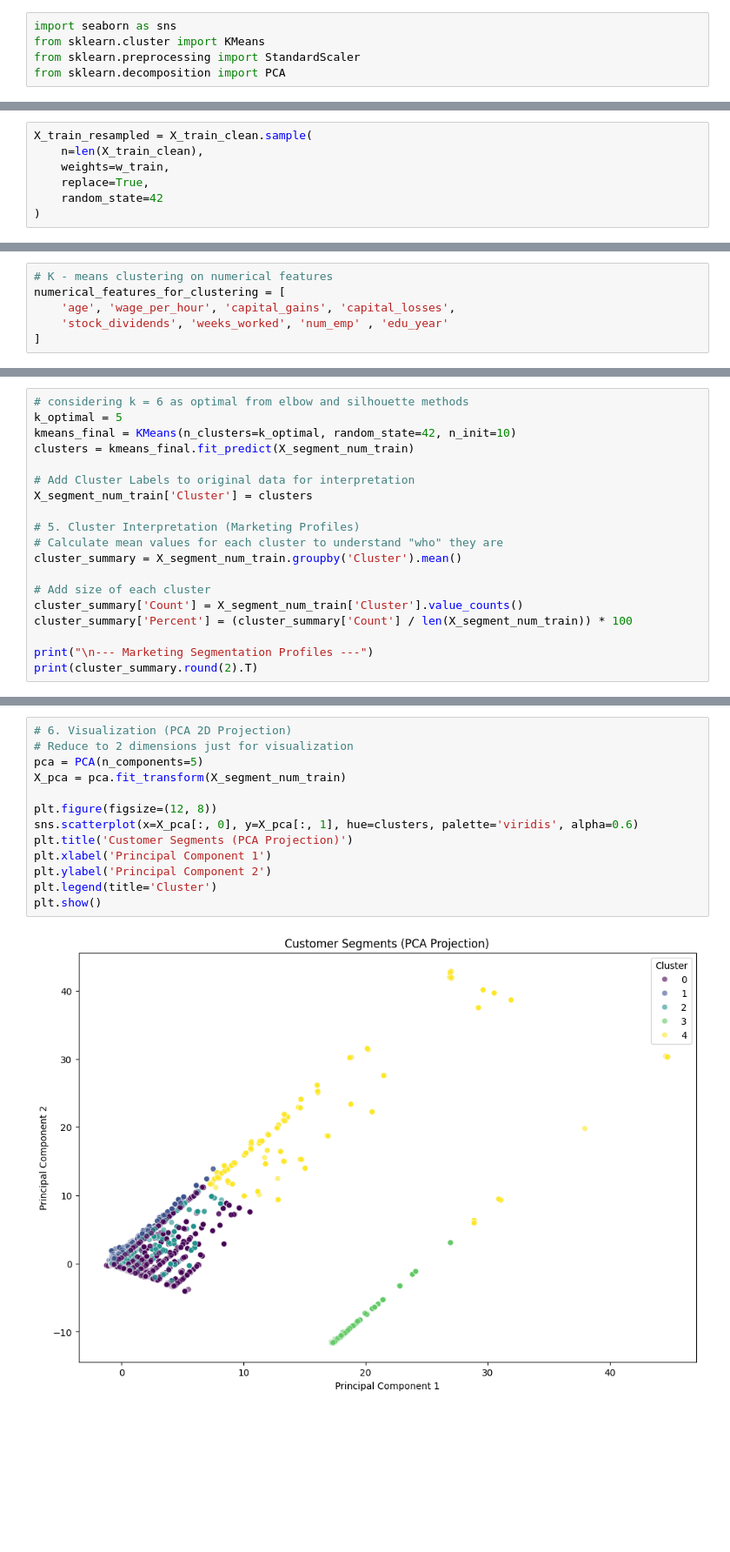
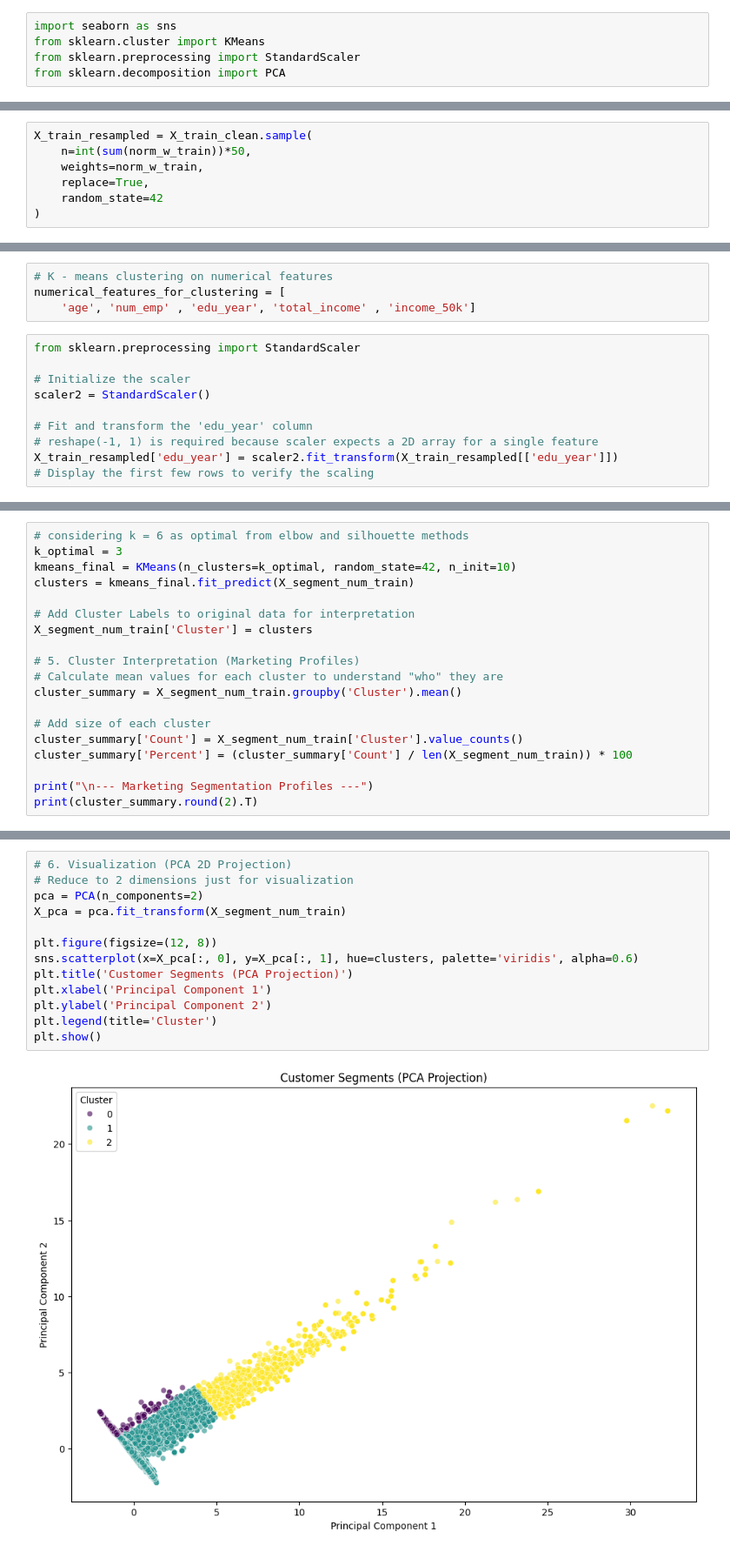
Before and after one commit to AlexBlazee/census_bureau, a Jupyter notebook: src/notebook.ipynb, the cells around one changed output, grey strips where cells are left out. Shown at 87% size. Cells and saved outputs as stored; diff of their text form; blank space fills up the shorter version.

```diff
--- a/src/notebook.ipynb
+++ b/src/notebook.ipynb
@@ -843,7 +1537,7 @@ data_df
 # %%
 X_train_resampled = X_train_clean.sample(
-    n=len(X_train_clean),
-    weights=w_train,
+    n=int(sum(norm_w_train))*50,
+    weights=norm_w_train,
     replace=True,
     random_state=42
 )
@@ -857,6 +1559,14 @@ Index(['age', 'det_ind_code', 'det_occ_code', 'wage_per_hour', 'capital_gains',
 # %%
 # K - means clustering on numerical features
 numerical_features_for_clustering = [
-    'age', 'wage_per_hour', 'capital_gains', 'capital_losses',
-    'stock_dividends', 'weeks_worked', 'num_emp' , 'edu_year'
-]
+    'age', 'num_emp' , 'edu_year', 'total_income' , 'income_50k']
+# %%
+from sklearn.preprocessing import StandardScaler
+
+# Initialize the scaler
+scaler2 = StandardScaler()
+
+# Fit and transform the 'edu_year' column
+# reshape(-1, 1) is required because scaler expects a 2D array for a single feature
+X_train_resampled['edu_year'] = scaler2.fit_transform(X_train_resampled[['edu_year']])
+# Display the first few rows to verify the scaling
@@ -934,6 +1658,6 @@ Best k according to Silhouette: 3
 # %%
 # considering k = 6 as optimal from elbow and silhouette methods
-k_optimal = 5
+k_optimal = 3
 kmeans_final = KMeans(n_clusters=k_optimal, random_state=42, n_init=10)
 clusters = kmeans_final.fit_predict(X_segment_num_train)
 
@@ -967,16 +1687,16 @@ Percent                63.53     5.46     29.03     1.39    0.59
 # %%
 # 6. Visualization (PCA 2D Projection)
 # Reduce to 2 dimensions just for visualization
-pca = PCA(n_components=5)
+pca = PCA(n_components=2)
 X_pca = pca.fit_transform(X_segment_num_train)
 
 plt.figure(figsize=(12, 8))
 sns.scatterplot(x=X_pca[:, 0], y=X_pca[:, 1], hue=clusters, palette='viridis', alpha=0.6)
 plt.title('Customer Segments (PCA Projection)')
 plt.xlabel('Principal Component 1')
 plt.ylabel('Principal Component 2')
 plt.legend(title='Cluster')
 plt.show()
 # %% [output]
-[figure, old version]
+[figure, new version]
 # %%
```
Also changed, not shown: parts of 116 cells of this notebook, 6 other files.
